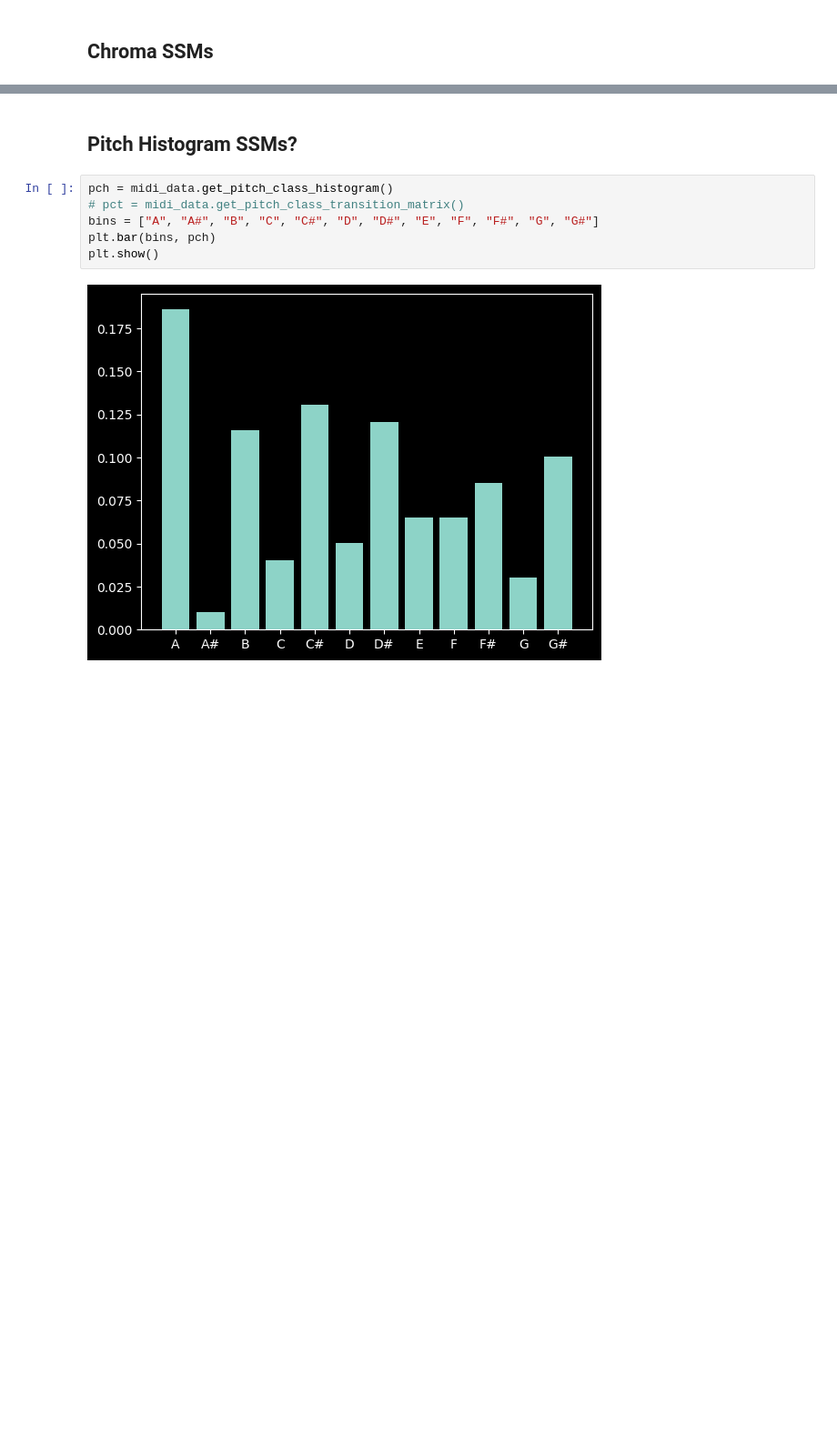
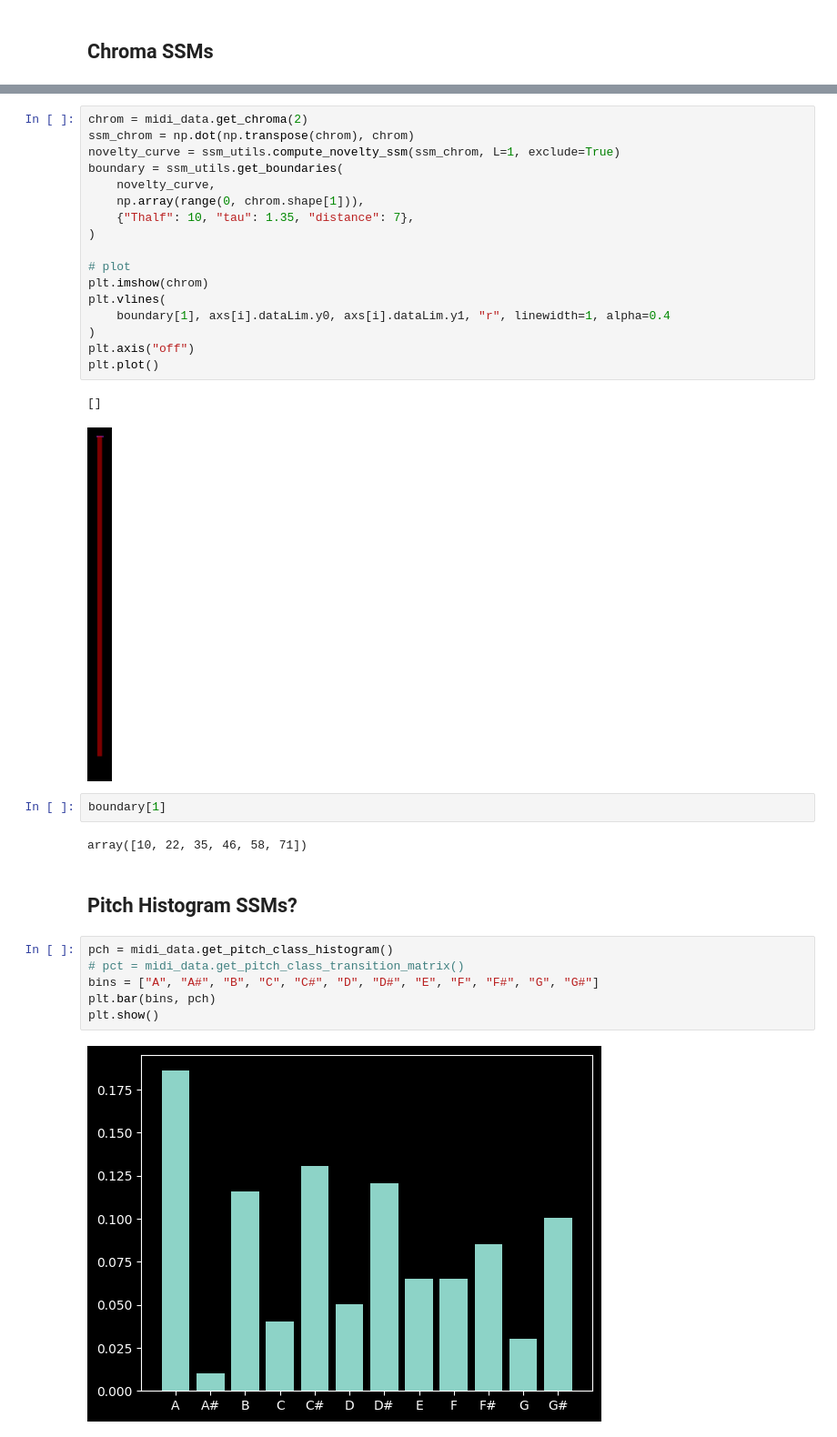
Before and after one commit to finlaymiller/midi_segmentation, a Jupyter notebook: ssm_midi.ipynb, the cells around one changed output, grey strips where cells are left out. Shown at 91% size. Drawn from its saved outputs; the diff is of its cells as text; blank space fills up the shorter version.

```diff
--- a/ssm_midi.ipynb
+++ b/ssm_midi.ipynb
@@ -159,3 +160,27 @@ plt.show()
+# %%
+chrom = midi_data.get_chroma(2)
+ssm_chrom = np.dot(np.transpose(chrom), chrom)
+novelty_curve = ssm_utils.compute_novelty_ssm(ssm_chrom, L=1, exclude=True)
+boundary = ssm_utils.get_boundaries(
+    novelty_curve,
+    np.array(range(0, chrom.shape[1])),
+    {"Thalf": 10, "tau": 1.35, "distance": 7},
+)
+
+# plot
+plt.imshow(chrom)
+plt.vlines(
+    boundary[1], axs[i].dataLim.y0, axs[i].dataLim.y1, "r", linewidth=1, alpha=0.4
+)
+plt.axis("off")
+plt.plot()
+# %% [output]
+[]
+[figure, added]
+# %%
+boundary[1]
+# %% [output]
+array([10, 22, 35, 46, 58, 71])
 # %% [markdown]
 ## Pitch Histogram SSMs?
 # %%
```
Also changed, not shown: parts of 3 cells of this notebook, 4 other files.
